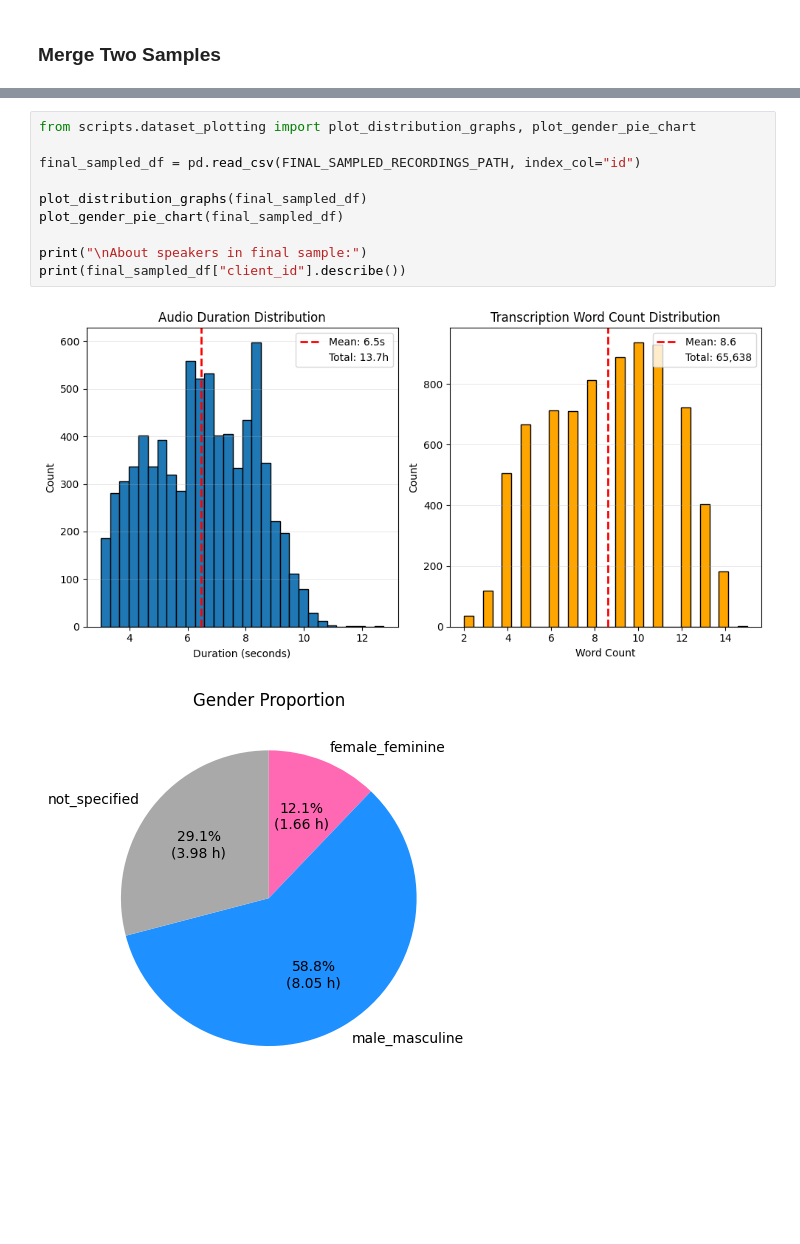
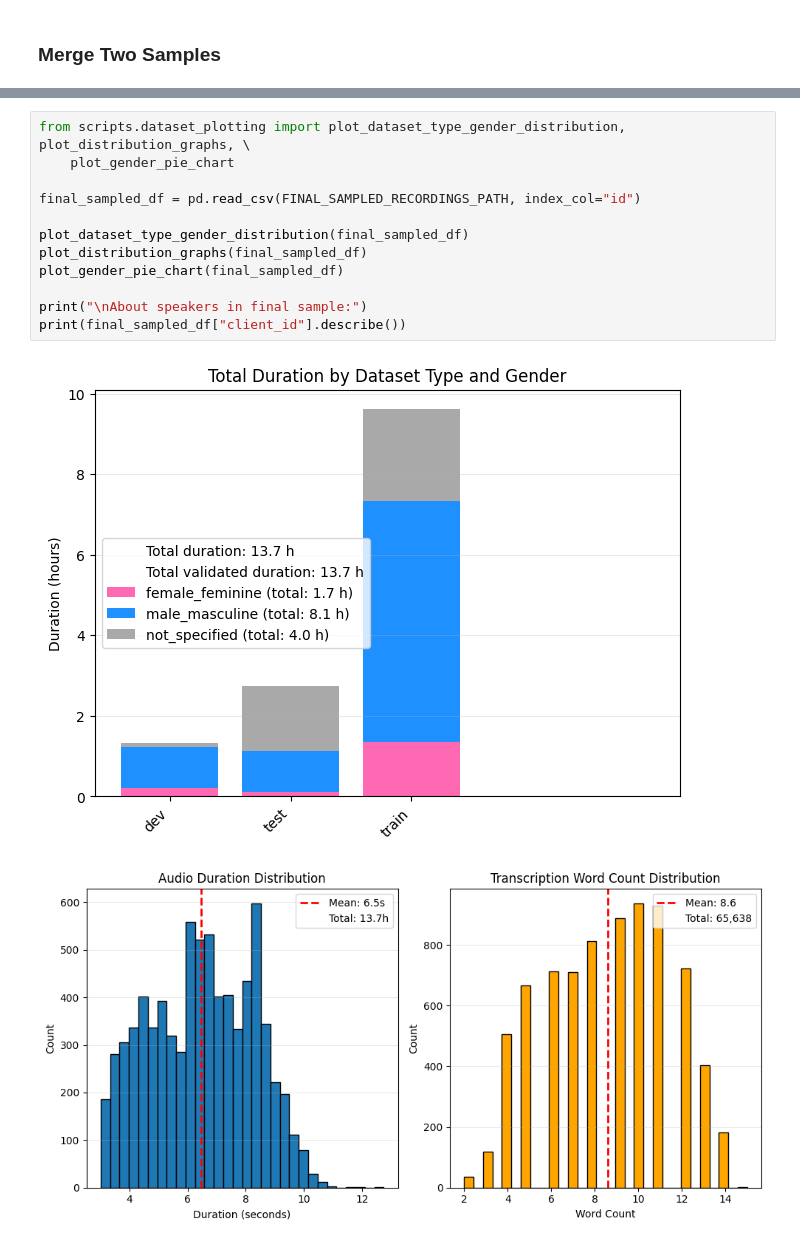
Before and after one commit to HaidarChaito/uzbek-automatic-speech-recognition, a Jupyter notebook: notebooks/1_common_voice_dataset_preparation.ipynb, the cells around one changed output, grey strips where cells are left out. Drawn from its saved outputs; the diff is of its cells as text; blank space fills up the shorter version.

Commit message:
Split test, dev, train sets in final sampled set in common voice

```diff
--- a/notebooks/1_common_voice_dataset_preparation.ipynb
+++ b/notebooks/1_common_voice_dataset_preparation.ipynb
@@ -1630,13 +1680,15 @@ final_sampled_df
 # %%
-from scripts.dataset_plotting import plot_distribution_graphs, plot_gender_pie_chart
+from scripts.dataset_plotting import plot_dataset_type_gender_distribution, plot_distribution_graphs, \
+    plot_gender_pie_chart
 
 final_sampled_df = pd.read_csv(FINAL_SAMPLED_RECORDINGS_PATH, index_col="id")
 
+plot_dataset_type_gender_distribution(final_sampled_df)
 plot_distribution_graphs(final_sampled_df)
 plot_gender_pie_chart(final_sampled_df)
 
 print("\nAbout speakers in final sample:")
 print(final_sampled_df["client_id"].describe())
 # %% [output]
-[figure, old version]
+[figure, new version]
-[figure, old version]
+[figure, new version]
```
Also changed, not shown: parts of 4 cells of this notebook, 1 other file.
